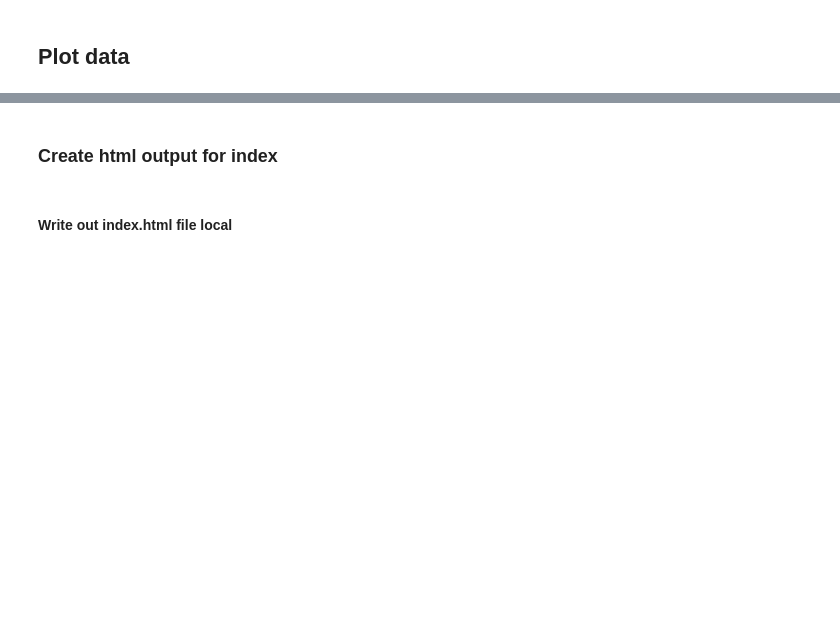
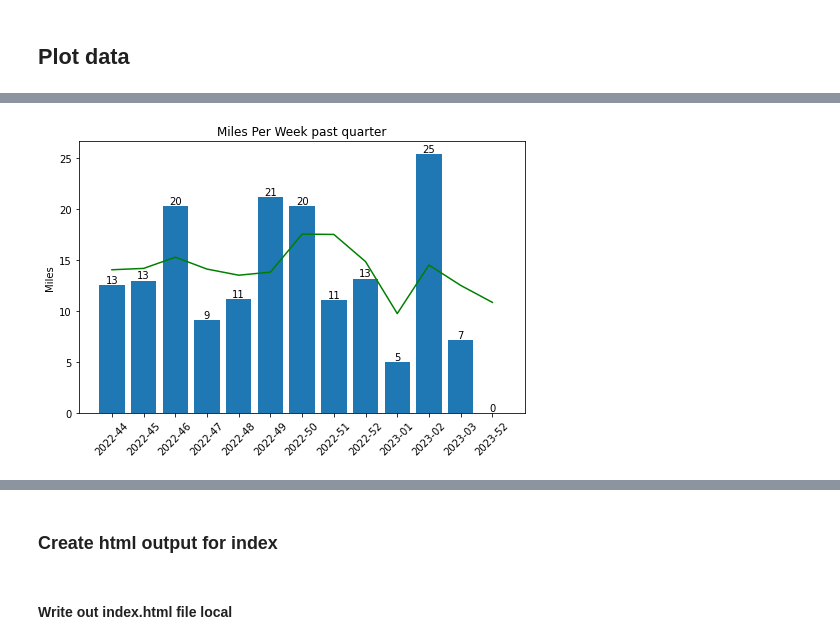
Before and after one commit to jeremypmobley/nonsense, a Jupyter notebook: jeremyruns/run_log_charts.ipynb, the cells around one changed output, grey strips where cells are left out. Saved outputs shown, nothing was run; the diff lists cells and outputs as text; code cells hidden in the pictures; blank space fills up the shorter version.

Commit message:
Added weekly, yrly charts

```diff
--- a/jeremyruns/run_log_charts.ipynb
+++ b/jeremyruns/run_log_charts.ipynb
@@ -153,0 +187,10 @@ print(site_last_updated)
+# %%
+_df['week_of_yr'] = _df['Date'].dt.strftime('%V')
+_df['yr_wk'] = _df['Date'].dt.strftime('%Y') + "-" + _df['week_of_yr']
+# %%
+_df['yr_month'] = _df['Date'].dt.strftime('%Y') + "-" + _df['Date'].dt.strftime('%m')
+# %%
+wkly_sum_df = _df.groupby(_df['yr_wk']).agg(wklyavg=('Miles', 'sum')).reset_index()
+# %%
+wkly_sum_df['6wks_rolling']=wkly_sum_df['wklyavg'].rolling(window=6).mean()
+wkly_sum_df['3wks_rolling']=wkly_sum_df['wklyavg'].rolling(window=3).mean()
@@ -153,0 +209,20 @@ print(site_last_updated)
+# %%
+wkly_plot_df = wkly_sum_df.tail(13).reset_index()
+
+fig, ax = plt.subplots(1,1, figsize=(8,5))
+plt.xticks(rotation=45)
+ax.set_title('Miles Per Week past quarter')
+ax.set_ylabel('Miles')
+ax.bar(wkly_plot_df['yr_wk'],wkly_plot_df['wklyavg'])
+ax.plot(wkly_plot_df['yr_wk'], wkly_plot_df['3wks_rolling'], color='green')
+#ax.legend(['MA_30day', 'MA_10day'])
+#ax.set_ylabel('Miles')
+#text_summary = create_metrics_text_from_dict(calc_runstats(df=df, num_days_back=days_back))
+#ax.set_title(f'{text_summary}')
+#ax.title.set_size(20)
+for i in range(len(wkly_plot_df['yr_wk'])):
+    plt.text(i,
+             wkly_plot_df['wklyavg'][i]+0.2,
+             round(wkly_plot_df['wklyavg'][i]), ha='center')
+# %% [output]
+[figure, added]
```
Also changed, not shown: parts of 46 cells of this notebook, 2 other files.
